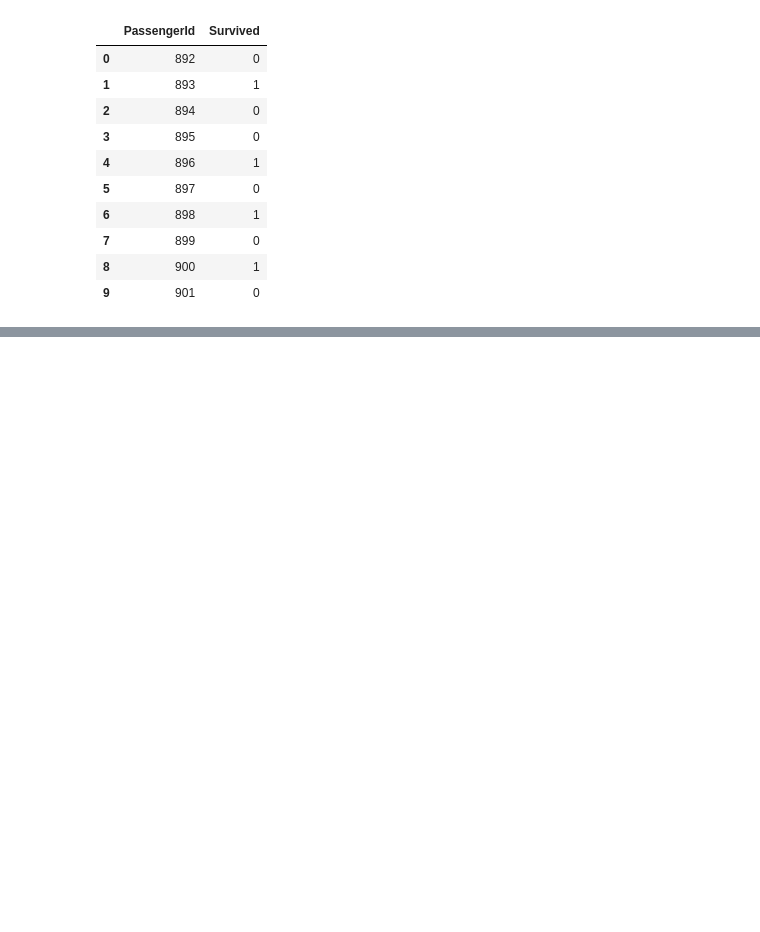
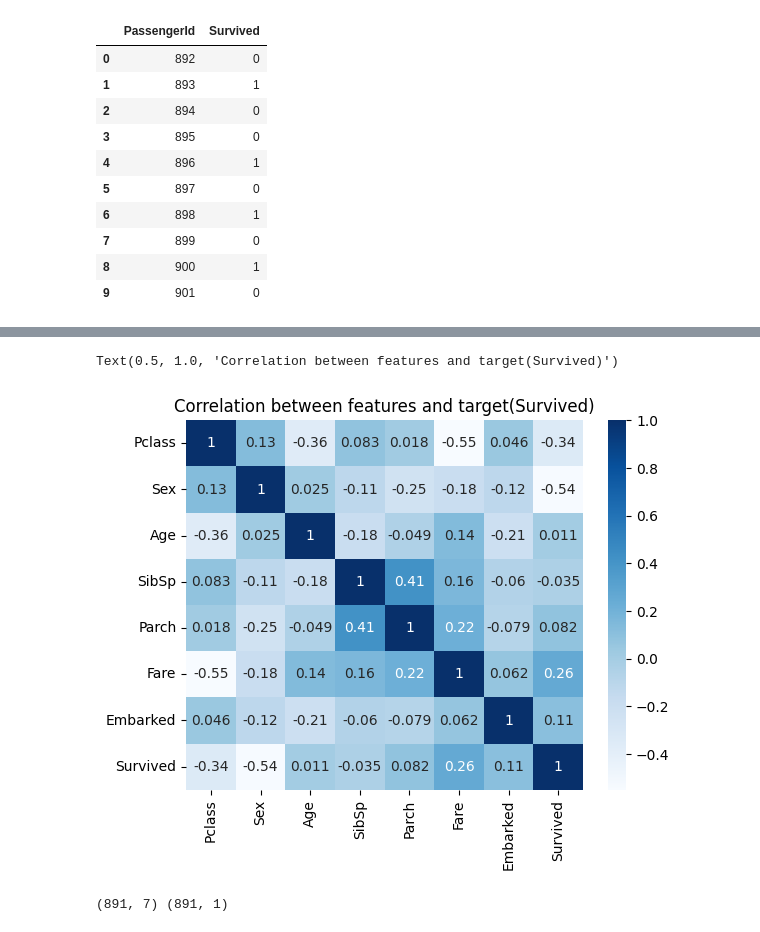
Before and after one commit to masoud-n91/MachineLearning, a Jupyter notebook: titanic.ipynb, the cells around one changed output, grey strips where cells are left out. Cells and saved outputs as stored; diff of their text form; code cells hidden in the pictures; blank space fills up the shorter version.

```diff
--- a/titanic.ipynb
+++ b/titanic.ipynb
@@ -165,0 +173,3 @@ model.evaluate(X_test,Y_test)
+# %%
+train_data=pd.read_csv('train.csv')
+train_data.head()
@@ -165,0 +183,5 @@ model.evaluate(X_test,Y_test)
+# %%
+train_data=train_data.replace(['female','male'],[0,1])
+train_data=train_data.replace(['S','C','Q'],[0,1,2])
+tarin_data=train_data.fillna(0,inplace=True)
+train_data.head()
@@ -165,0 +195,18 @@ model.evaluate(X_test,Y_test)
+# %%
+df=pd.DataFrame(data=train_data[['Pclass','Sex','Age','SibSp','Parch','Ticket','Fare','Cabin','Embarked']])
+df['Survived']=train_data[['Survived']]
+plt.figure()
+sb.heatmap(df.corr(),annot=True,cmap=plt.get_cmap('Blues'))
+plt.title("Correlation between features and target(Survived)")
+# %% [output]
+Text(0.5, 1.0, 'Correlation between features and target(Survived)')
+[figure, added]
+# %%
+
+Y_train=train_data[['Survived']]
+X_train=train_data[['Pclass','Sex','Age','SibSp','Parch','Fare','Embarked']]
+Y_train=np.array(Y_train)
+X_train=np.array(X_train)
+print(X_train.shape,Y_train.shape)
+# %% [output]
+(891, 7) (891, 1)
```
Also changed, not shown: parts of 17 cells of this notebook.
